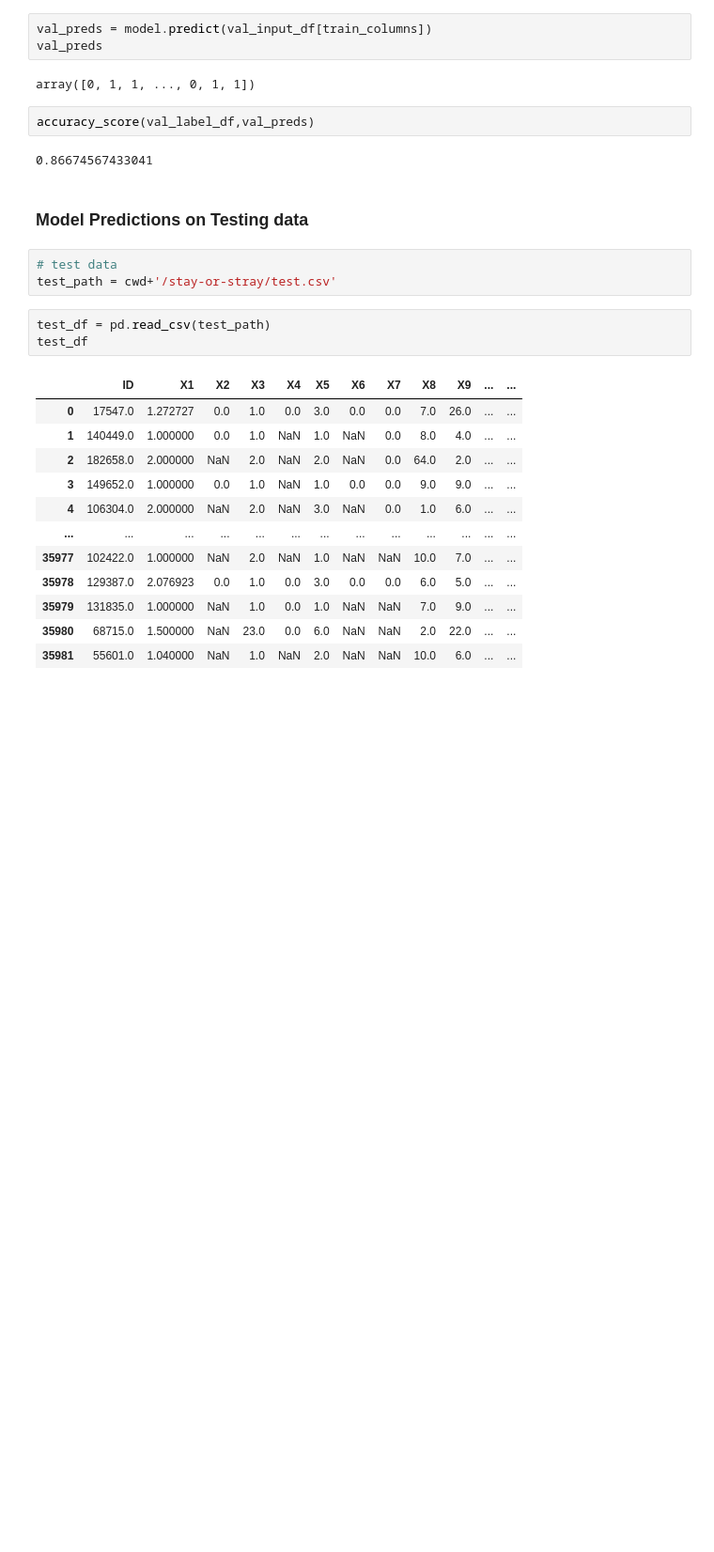
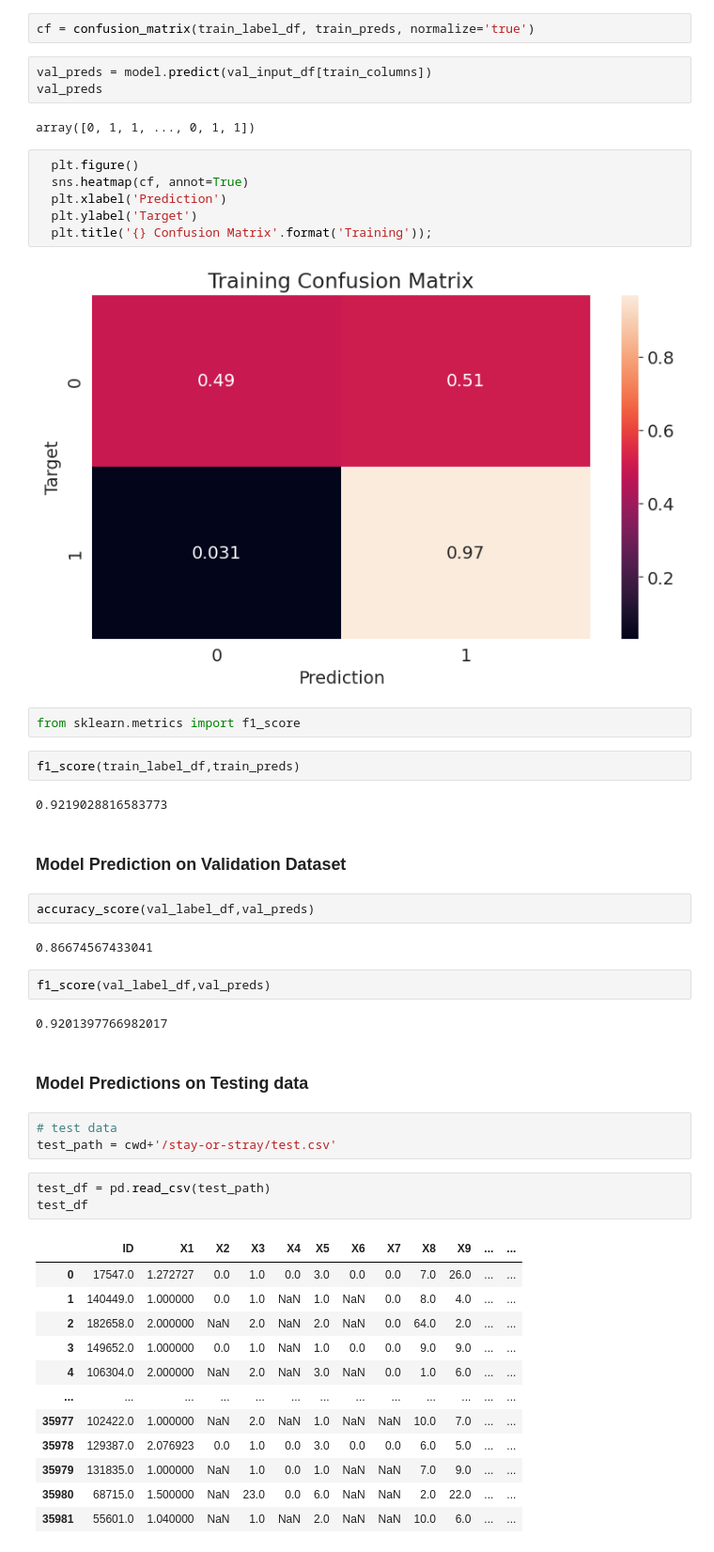
Before and after one commit to shahdarshil123/stay-or-stray-predict-course-dropouts, a Jupyter notebook: stay_or_stray.ipynb, the cells around one changed output. Shown at 94% size. Drawn from its saved outputs; the diff is of its cells as text; blank space fills up the shorter version.

```diff
--- a/stay_or_stray.ipynb
+++ b/stay_or_stray.ipynb
@@ -612,12 +614,34 @@ accuracy_score(train_label_df,train_preds)
+# %%
+cf = confusion_matrix(train_label_df, train_preds, normalize='true')
 # %%
 val_preds = model.predict(val_input_df[train_columns])
 val_preds
 # %% [output]
 array([0, 1, 1, ..., 0, 1, 1])
+# %%
+  plt.figure()
+  sns.heatmap(cf, annot=True)
+  plt.xlabel('Prediction')
+  plt.ylabel('Target')
+  plt.title('{} Confusion Matrix'.format('Training'));
+# %% [output]
+[figure, added]
+# %%
+from sklearn.metrics import f1_score
+# %%
+f1_score(train_label_df,train_preds)
+# %% [output]
+0.9219028816583773
+# %% [markdown]
+### Model Prediction on Validation Dataset
 # %%
 accuracy_score(val_label_df,val_preds)
 # %% [output]
 0.86674567433041
+# %%
+f1_score(val_label_df,val_preds)
+# %% [output]
+0.9201397766982017
 # %% [markdown]
 ### Model Predictions on Testing data
 # %%
```
Also changed, not shown: parts of 4 cells of this notebook.
